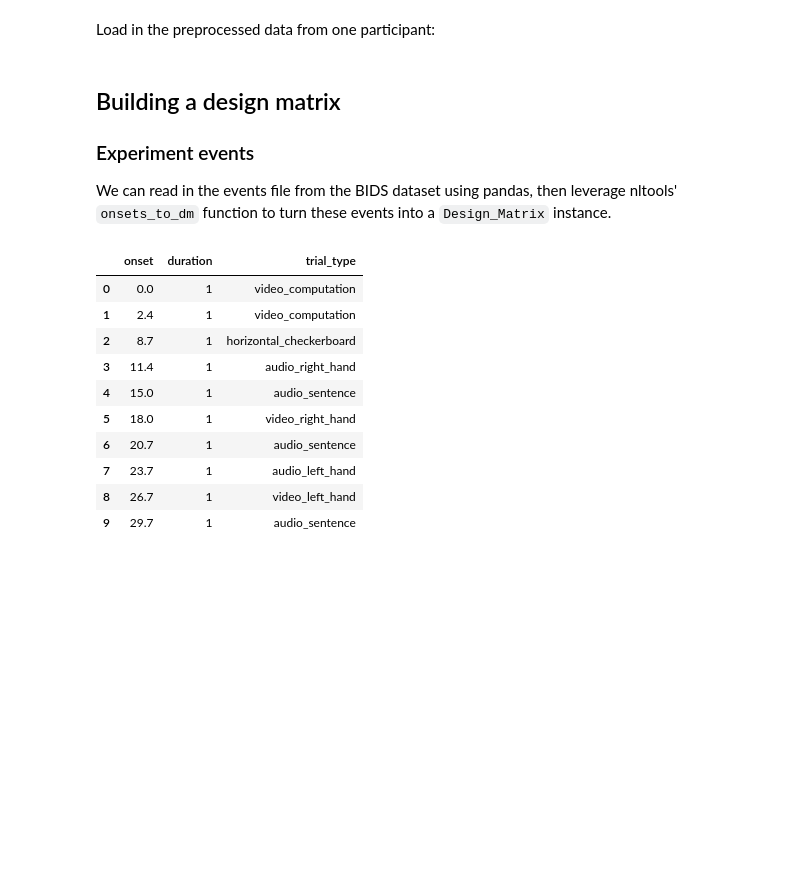
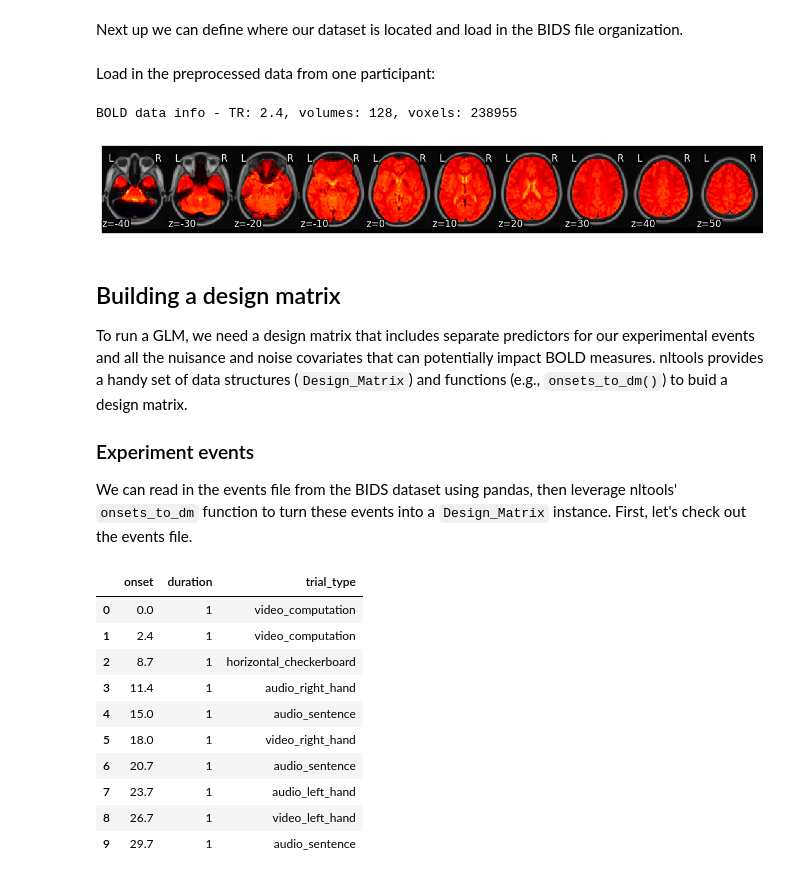
Before and after one commit to uoft-toni/dartbrain_tutorial, a Jupyter notebook: 2_glm_singlesubject.ipynb, the cells around one changed output. Drawn from its saved outputs; the diff is of its cells as text; code cells hidden in the pictures; blank space fills up the shorter version.

```diff
--- a/2_glm_singlesubject.ipynb
+++ b/2_glm_singlesubject.ipynb
@@ -15,25 +18,35 @@ from nltools.stats import find_spikes
 from nilearn.plotting import view_img, glass_brain, plot_stat_map
 from bids import BIDSLayout, BIDSValidator
+# %% [markdown]
+Next up we can define where our dataset is located and load in the BIDS file organization.
 # %%
 data_dir = '/Users/michael/Dropbox/work/data/dartbrains/data/localizer'
 layout = BIDSLayout(data_dir,derivatives=True)
 # %% [markdown]
 Load in the preprocessed data from one participant:
 # %%
-sbj = 'S01'
+sbj = 'S04'
 task = 'localizer'
 
 bold_file = layout.get(subject=sbj,task=task,scope='derivatives',
                        suffix='bold',extension='nii.gz',return_type='file')
 bold = Brain_Data(bold_file)
 TR = layout.get_tr() # TR duration
 n_TR = len(bold) # number of volumes (i.e., TRs)
+n_voxels = bold.data.shape[1]
+print(f'BOLD data info - TR: {TR}, volumes: {n_TR}, voxels: {n_voxels}')
+bold.mean().plot()
+# %% [output]
+BOLD data info - TR: 2.4, volumes: 128, voxels: 238955
+[figure, added]
 # %% [markdown]
 ## Building a design matrix
 
+To run a GLM, we need a design matrix that includes separate predictors for our experimental events and all the nuisance and noise covariates that can potentially impact BOLD measures. nltools provides a handy set of data structures (`Design_Matrix`) and functions (e.g., `onsets_to_dm()`) to buid a design matrix.
+
 ### Experiment events
 
-We can read in the events file from the BIDS dataset using pandas, then leverage nltools' `onsets_to_dm` function to turn these events into a `Design_Matrix` instance.
+We can read in the events file from the BIDS dataset using pandas, then leverage nltools' `onsets_to_dm` function to turn these events into a `Design_Matrix` instance. First, let's check out the events file.
 # %%
 events_file = layout.get(subject=sbj,scope='raw',task=task,suffix='events',return_type='file')[0]
 events = pd.read_csv(events_file,sep='\t')
```
Also changed, not shown: parts of 19 cells of this notebook, 5 other files.
